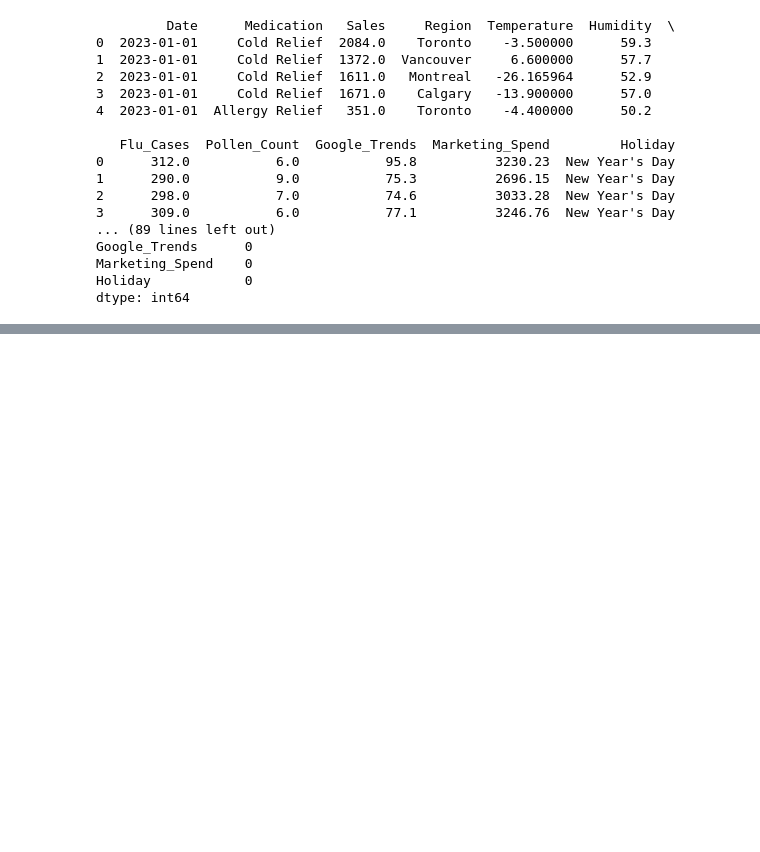
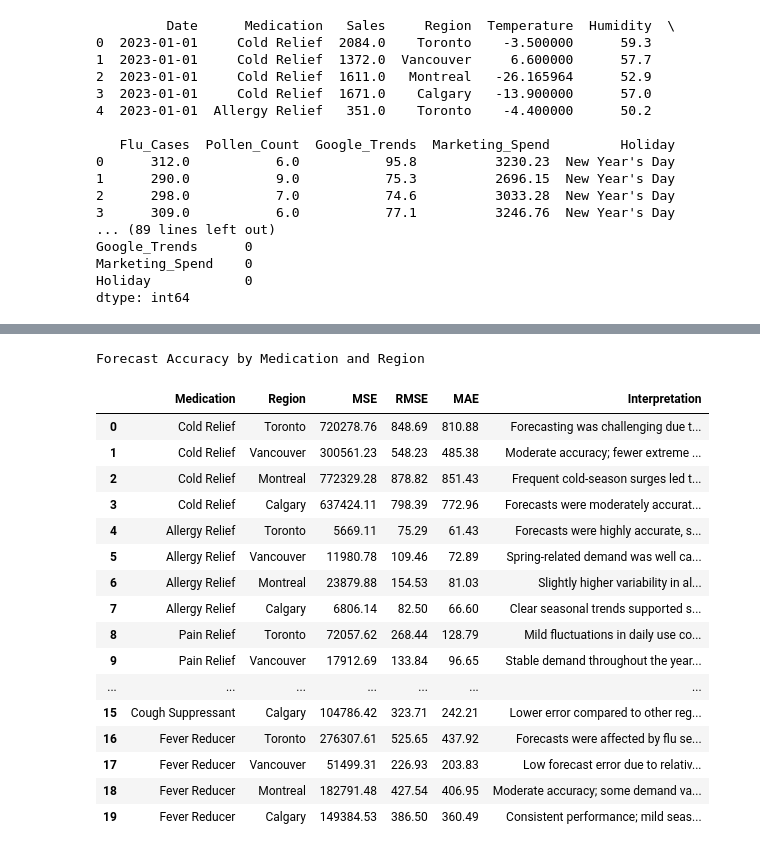
Before and after one commit to tenzingyaltsen/medication_demand_prediction, a Jupyter notebook: script.ipynb, the cells around one changed output, grey strips where cells are left out. Saved outputs shown, nothing was run; the diff lists cells and outputs as text; code cells hidden in the pictures; blank space fills up the shorter version.

```diff
--- a/script.ipynb
+++ b/script.ipynb
@@ -232,0 +1557,58 @@ print(200/11)
+# %%
+# Interpretations based on medication type.
+forecast_metrics["Interpretation"] = forecast_metrics.apply(lambda row: {
+    # Cold Relief.
+    ("Cold Relief", "Toronto"): "Forecasting was challenging due to sharp winter demand spikes (RMSE: 849).",
+    ("Cold Relief", "Vancouver"): "Moderate accuracy; fewer extreme seasonal peaks contributed to lower error (RMSE: 548).",
+    ("Cold Relief", "Montreal"): "Frequent cold-season surges led to high forecast error (RMSE: 879).",
+    ("Cold Relief", "Calgary"): "Forecasts were moderately accurate; demand fluctuated during winter months (RMSE: 798).",
+
+    # Allergy Relief.
+    ("Allergy Relief", "Toronto"): "Forecasts were highly accurate, supported by consistent spring allergy patterns (RMSE: 75).",
+    ("Allergy Relief", "Vancouver"): "Spring-related demand was well captured, resulting in low error (RMSE: 109).",
+    ("Allergy Relief", "Montreal"): "Slightly higher variability in allergy season led to moderate forecast error (RMSE: 155).",
+    ("Allergy Relief", "Calgary"): "Clear seasonal trends supported strong model performance (RMSE: 82).",
+
+    # Pain Relief.
+    ("Pain Relief", "Toronto"): "Mild fluctuations in daily use contributed to modest error (RMSE: 268).",
+    ("Pain Relief", "Vancouver"): "Stable demand throughout the year allowed for reliable forecasts (RMSE: 134).",
+    ("Pain Relief", "Montreal"): "Minimal seasonality supported accurate model results (RMSE: 127).",
+    ("Pain Relief", "Calgary"): "Very strong performance driven by steady usage patterns (RMSE: 107).",
+
+    # Cough Suppressant.
+    ("Cough Suppressant", "Toronto"): "Unpredictable seasonal spikes resulted in the highest forecast error (RMSE: 1011).",
+    ("Cough Suppressant", "Vancouver"): "Moderate accuracy; seasonal variation contributed to forecast noise (RMSE: 510).",
+    ("Cough Suppressant", "Montreal"): "Cold-season demand was variable, reducing forecast reliability (RMSE: 551).",
+    ("Cough Suppressant", "Calgary"): "Lower error compared to other regions; seasonal shifts were more predictable (RMSE: 324).",
+
+    # Fever Reducer.
+    ("Fever Reducer", "Toronto"): "Forecasts were affected by flu season peaks, particularly in winter (RMSE: 526).",
+    ("Fever Reducer", "Vancouver"): "Low forecast error due to relatively stable demand (RMSE: 226).",
+    ("Fever Reducer", "Montreal"): "Moderate accuracy; some demand variability during peak illness periods (RMSE: 427).",
+    ("Fever Reducer", "Calgary"): "Consistent performance; mild seasonal influence captured effectively (RMSE: 387)."
+
+}.get((row["Medication"], row["Region"]), "Interpretation not available."), axis=1)
+
+
+# Table.
+from IPython.display import display
+display(forecast_metrics.style.set_caption("Forecast Accuracy by Medication and Region").format(precision=2))
+# %% [output]
+Forecast Accuracy by Medication and Region
+|  | Medication | Region | MSE | RMSE | MAE | Interpretation |
+| 0 | Cold Relief | Toronto | 720278.76 | 848.69 | 810.88 | Forecasting was challenging due t... |
+| 1 | Cold Relief | Vancouver | 300561.23 | 548.23 | 485.38 | Moderate accuracy; fewer extreme ... |
+| 2 | Cold Relief | Montreal | 772329.28 | 878.82 | 851.43 | Frequent cold-season surges led t... |
+| 3 | Cold Relief | Calgary | 637424.11 | 798.39 | 772.96 | Forecasts were moderately accurat... |
+| 4 | Allergy Relief | Toronto | 5669.11 | 75.29 | 61.43 | Forecasts were highly accurate, s... |
+| 5 | Allergy Relief | Vancouver | 11980.78 | 109.46 | 72.89 | Spring-related demand was well ca... |
+| 6 | Allergy Relief | Montreal | 23879.88 | 154.53 | 81.03 | Slightly higher variability in al... |
+| 7 | Allergy Relief | Calgary | 6806.14 | 82.50 | 66.60 | Clear seasonal trends supported s... |
+| 8 | Pain Relief | Toronto | 72057.62 | 268.44 | 128.79 | Mild fluctuations in daily use co... |
+| 9 | Pain Relief | Vancouver | 17912.69 | 133.84 | 96.65 | Stable demand throughout the year... |
+| ... | ... | ... | ... | ... | ... | ... |
+| 15 | Cough Suppressant | Calgary | 104786.42 | 323.71 | 242.21 | Lower error compared to other reg... |
+| 16 | Fever Reducer | Toronto | 276307.61 | 525.65 | 437.92 | Forecasts were affected by flu se... |
+| 17 | Fever Reducer | Vancouver | 51499.31 | 226.93 | 203.83 | Low forecast error due to relativ... |
+| 18 | Fever Reducer | Montreal | 182791.48 | 427.54 | 406.95 | Moderate accuracy; some demand va... |
+| 19 | Fever Reducer | Calgary | 149384.53 | 386.50 | 360.49 | Consistent performance; mild seas... |
```
Also changed, not shown: parts of 70 cells of this notebook, 7 other files.
